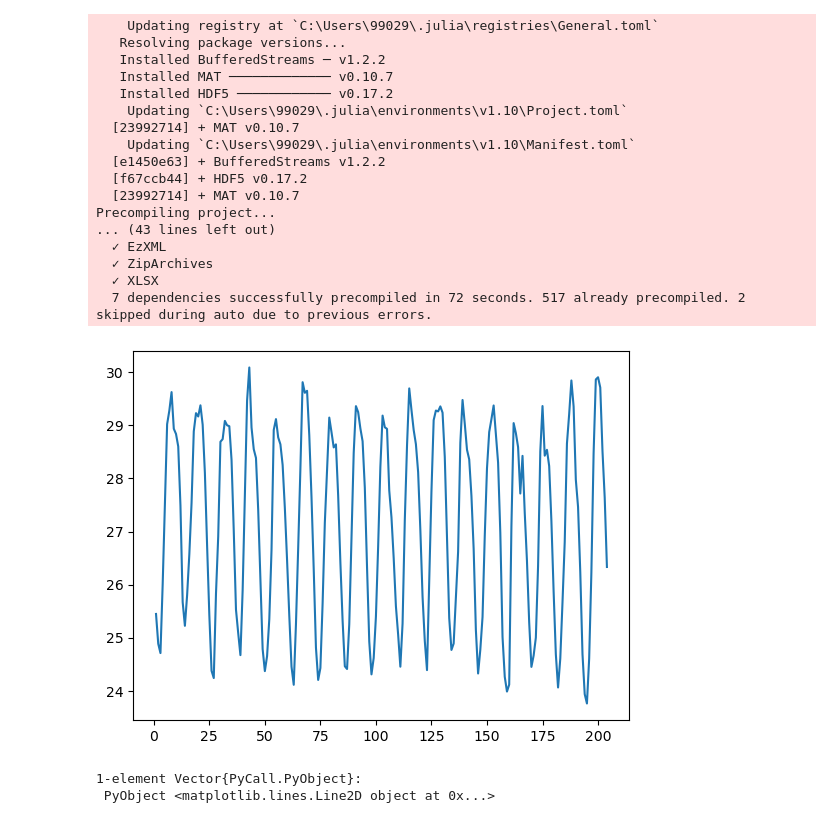
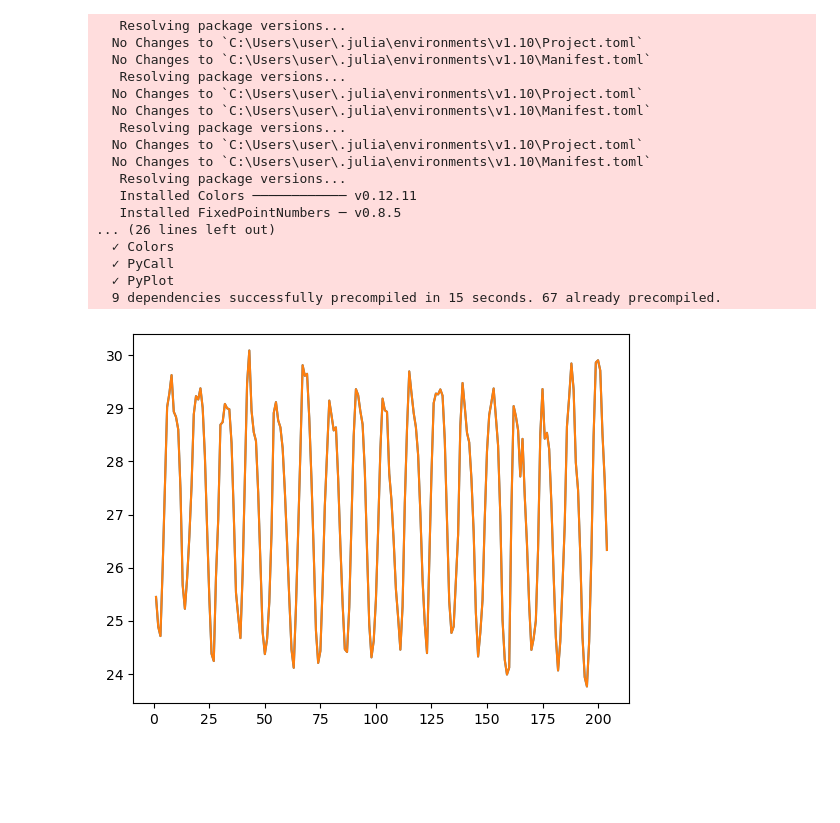
Before and after one commit to Xiang990293/julia-ntou, a Jupyter notebook: julia/hw10.ipynb, the cells around one changed output. Cells and saved outputs as stored; diff of their text form; code cells hidden in the pictures; blank space fills up the shorter version.

```diff
--- a/julia/hw10.ipynb
+++ b/julia/hw10.ipynb
@@ -3,24 +3,25 @@ using Pkg
 Pkg.add("MAT")
 Pkg.add("NetCDF")
 Pkg.add("XLSX")
+Pkg.add("PyPlot")
 # %% [output]
-    Updating registry at `C:\Users\99029\.julia\registries\General.toml`
    Resolving package versions...
-   Installed BufferedStreams ─ v1.2.2
-   Installed MAT ───────────── v0.10.7
-   Installed HDF5 ──────────── v0.17.2
-    Updating `C:\Users\99029\.julia\environments\v1.10\Project.toml`
-  [23992714] + MAT v0.10.7
-    Updating `C:\Users\99029\.julia\environments\v1.10\Manifest.toml`
-  [e1450e63] + BufferedStreams v1.2.2
-  [f67ccb44] + HDF5 v0.17.2
-  [23992714] + MAT v0.10.7
-Precompiling project...
-... (43 lines left out)
-  ✓ EzXML
-  ✓ ZipArchives
-  ✓ XLSX
-  7 dependencies successfully precompiled in 72 seconds. 517 already precompiled. 2 skipped during auto due to previous errors.
+  No Changes to `C:\Users\user\.julia\environments\v1.10\Project.toml`
+  No Changes to `C:\Users\user\.julia\environments\v1.10\Manifest.toml`
+   Resolving package versions...
+  No Changes to `C:\Users\user\.julia\environments\v1.10\Project.toml`
+  No Changes to `C:\Users\user\.julia\environments\v1.10\Manifest.toml`
+   Resolving package versions...
+  No Changes to `C:\Users\user\.julia\environments\v1.10\Project.toml`
+  No Changes to `C:\Users\user\.julia\environments\v1.10\Manifest.toml`
+   Resolving package versions...
+   Installed Colors ──────────── v0.12.11
+   Installed FixedPointNumbers ─ v0.8.5
+... (26 lines left out)
+  ✓ Colors
+  ✓ PyCall
+  ✓ PyPlot
+  9 dependencies successfully precompiled in 15 seconds. 67 already precompiled.
 # %%
 using MAT
 using NetCDF
@@ -34,14 +35,13 @@ writedlm("test.txt", A)
 # %%
 A = readdlm("user\\sst_data.txt")
 
 y = A[:,3]
 x = 1:length(y)
 
 plot(x,y)
+display(gcf())
 # %% [output]
-[figure, old version]
+[figure, new version]
-1-element Vector{PyCall.PyObject}:
- PyObject <matplotlib.lines.Line2D object at 0x...>
 # %%
 f = matopen("user\\ab.mat")
 x = read(f, "a")
```
Also changed, not shown: parts of 4 cells of this notebook, 3 other files.
